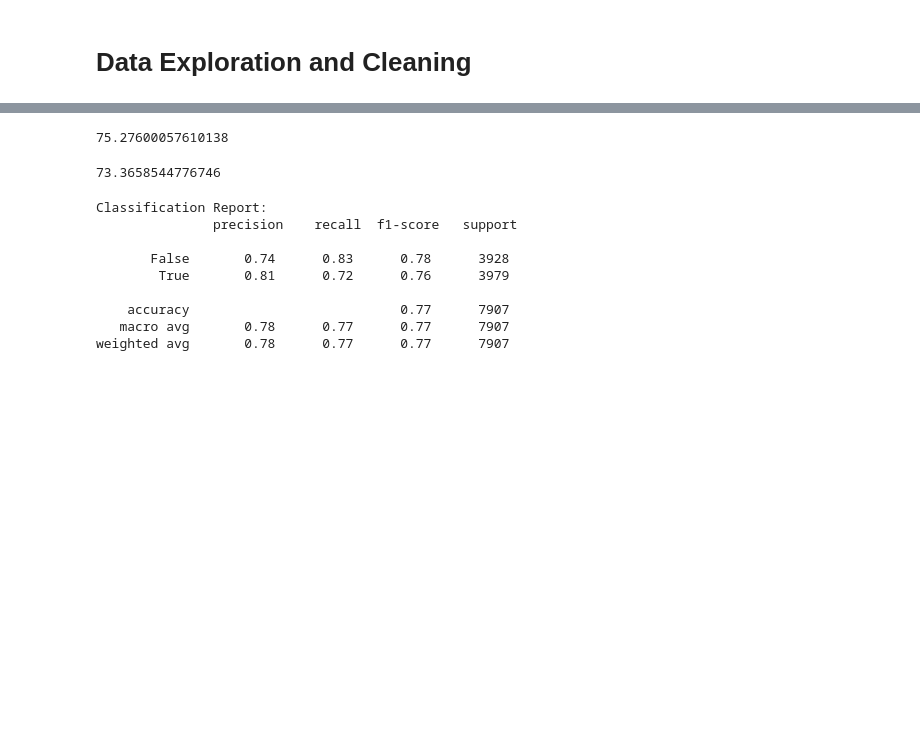
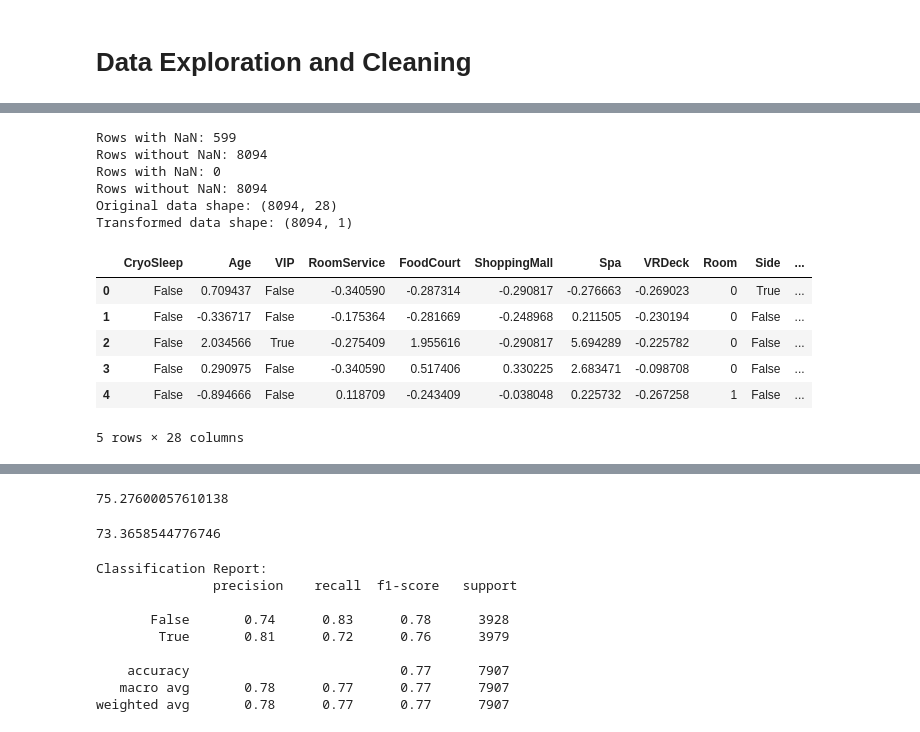
Before and after one commit to Tanyk2004/ML-finalproject, a Jupyter notebook: code.ipynb, the cells around one changed output, grey strips where cells are left out. Saved outputs shown, nothing was run; the diff lists cells and outputs as text; code cells hidden in the pictures; blank space fills up the shorter version.

```diff
--- a/code.ipynb
+++ b/code.ipynb
@@ -222,0 +142,65 @@ Based on the results of our data exploration, we have decided to process the
+# %%
+processed_df = imputed_df
+
+# One hot encode the HomePlanet
+processed_df = pd.get_dummies(processed_df, columns=["HomePlanet"])
+
+# One hot encode the DestinationPlanet
+processed_df = pd.get_dummies(processed_df, columns=["Destination"])
+
+# One hot encode the Deck
+processed_df = pd.get_dummies(processed_df, columns=["Deck"])
+
+# convert Side to T or F
+processed_df["Side"] = processed_df['Side'].map({'P': True, 'S' : False})
+
+# normalizing numeric features
+scaler = StandardScaler()
+processed_df['RoomService'] = scaler.fit_transform(processed_df[['RoomService']])
+processed_df['FoodCourt'] = scaler.fit_transform(processed_df[['FoodCourt']])
+processed_df['ShoppingMall'] = scaler.fit_transform(processed_df[['ShoppingMall']])
+processed_df['Spa'] = scaler.fit_transform(processed_df[['Spa']])
+processed_df['VRDeck'] = scaler.fit_transform(processed_df[['VRDeck']])
+processed_df['Age'] = scaler.fit_transform(processed_df[['Age']])
+processed_df['Group'] = scaler.fit_transform(processed_df[['Group']])
+processed_df['Passenger_Number'] = scaler.fit_transform(processed_df[['Passenger_Number']])
+
+rows_with_nan = processed_df.isnull().any(axis=1).sum()
+rows_without_nan = len(processed_df) - rows_with_nan
+
+print(f"Rows with NaN: {rows_with_nan}")
+print(f"Rows without NaN: {len(processed_df) - rows_with_nan}")
+
+processed_df = processed_df.dropna()
+
+rows_with_nan = processed_df.isnull().any(axis=1).sum()
+rows_without_nan = len(processed_df) - rows_with_nan
+
+print(f"Rows with NaN: {rows_with_nan}")
+print(f"Rows without NaN: {len(processed_df) - rows_with_nan}")
+
+labels = processed_df["Transported"]
+processed_features = processed_df.drop(labels = "Transported", axis="columns")
+
+pca = PCA(n_components=0.95, svd_solver='full')
+pca_data = pca.fit_transform(processed_features)
+pca_df = DataFrame(pca_data)
+
+print("Original data shape:", processed_features.shape)
+print("Transformed data shape:", pca_df.shape)
+
+processed_features.head()
+# %% [output]
+Rows with NaN: 599
+Rows without NaN: 8094
+Rows with NaN: 0
+Rows without NaN: 8094
+Original data shape: (8094, 28)
+Transformed data shape: (8094, 1)
+|  | CryoSleep | Age | VIP | RoomService | FoodCourt | ShoppingMall | Spa | VRDeck | Room | Side | ... |
+| 0 | False | 0.709437 | False | -0.340590 | -0.287314 | -0.290817 | -0.276663 | -0.269023 | 0 | True | ... |
+| 1 | False | -0.336717 | False | -0.175364 | -0.281669 | -0.248968 | 0.211505 | -0.230194 | 0 | False | ... |
+| 2 | False | 2.034566 | True | -0.275409 | 1.955616 | -0.290817 | 5.694289 | -0.225782 | 0 | False | ... |
+| 3 | False | 0.290975 | False | -0.340590 | 0.517406 | 0.330225 | 2.683471 | -0.098708 | 0 | False | ... |
+| 4 | False | -0.894666 | False | 0.118709 | -0.243409 | -0.038048 | 0.225732 | -0.267258 | 1 | False | ... |
+5 rows × 28 columns
```
Also changed, not shown: parts of 17 cells of this notebook.
